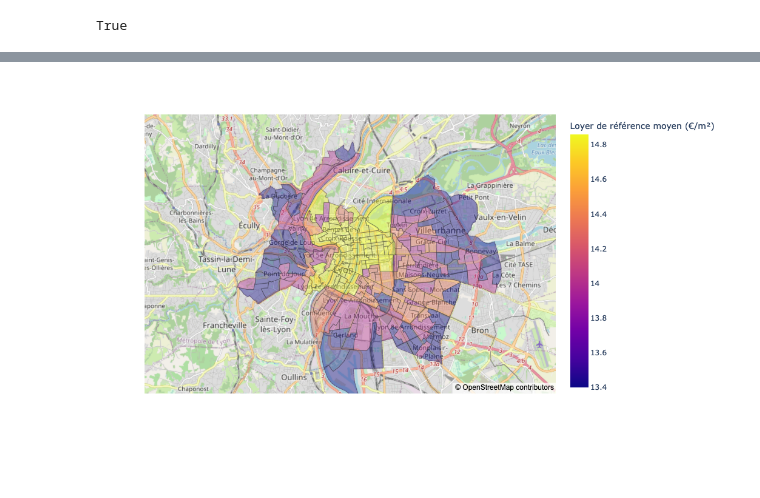
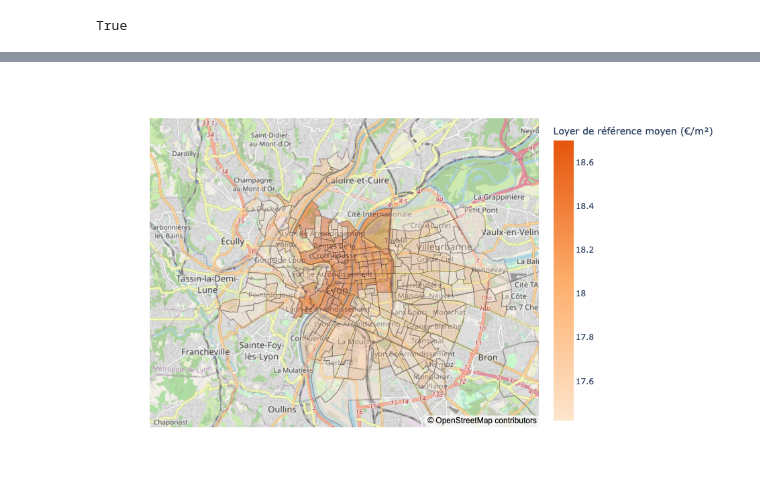
Before and after one commit to Lawiss/lyon_loyers_encadres, a Jupyter notebook: analysis.ipynb, the cells around one changed output, grey strips where cells are left out. Drawn from its saved outputs; the diff is of its cells as text; code cells hidden in the pictures; blank space fills up the shorter version.

Commit message:
Adds new dataframe format and clean data

```diff
--- a/analysis.ipynb
+++ b/analysis.ipynb
@@ -83,0 +170,13 @@ Length: 233, dtype: float64
+# %%
+final_gdf = pd.merge(
+    gdf[["codeiris", "zonage", "commune", "insee", "gid", "geometry"]],
+    clean_gdf.pivot_table(
+        index=["codeiris", "number_of_rooms", "construction_year", "flat_type"],
+        columns="variable",
+        values="value",
+    ).reset_index(),
+    left_on="codeiris",
+    right_on="codeiris",
+    how="right",
+    validate="one_to_many"
+).reset_index()
@@ -83,0 +199,9 @@ Length: 233, dtype: float64
+# %%
+selected_gdf_mean = final_gdf.loc[
+    (final_gdf.construction_year.isin(["avant 1946","après 1990"]))
+    & (final_gdf.flat_type.isin(["meuble"]))
+    & (final_gdf.number_of_rooms.isin(["1","4 et plus"])),
+].groupby("codeiris").agg(
+    value=("loyer_reference_majore","mean"),
+    geometry=("geometry","first")
+)
@@ -84,11 +228,19 @@ Length: 233, dtype: float64
+# %%
+selected_gdf_mean=geopandas.GeoDataFrame(selected_gdf_mean)
 # %%
-fig = px.choropleth_mapbox(gdf,
-                           geojson=gdf.geometry,
-                           locations=gdf.index,
-                           color=gdf.loc[:,gdf.columns.str.match(r"3.+\.loyer_reference_majore$")].mean(axis=1).round(2),
-                           center={"lat": 45.764043, "lon": 4.835659},
-                           mapbox_style="open-street-map",
-                           zoom=11, height=600,opacity=0.4,labels={'color':'Loyer de référence moyen (€/m²)'})
+fig = px.choropleth_mapbox(
+    selected_gdf_mean,
+    geojson=selected_gdf_mean.geometry,
+    locations=selected_gdf_mean.index,
+    color=selected_gdf_mean.value.round(2),
+    center={"lat": 45.764043, "lon": 4.835659},
+    mapbox_style="open-street-map",
+    zoom=11,
+    height=600,
+    opacity=0.4,
+    labels={"color": "Loyer de référence moyen (€/m²)"},
+    color_continuous_scale=["#fee6ce", "#fdae6b", "#e6550d"],
+)
 fig.show()
 # %% [output]
-[figure, old version]
+[figure, new version]
```
Also changed, not shown: parts of 19 cells of this notebook, 2 other files.
